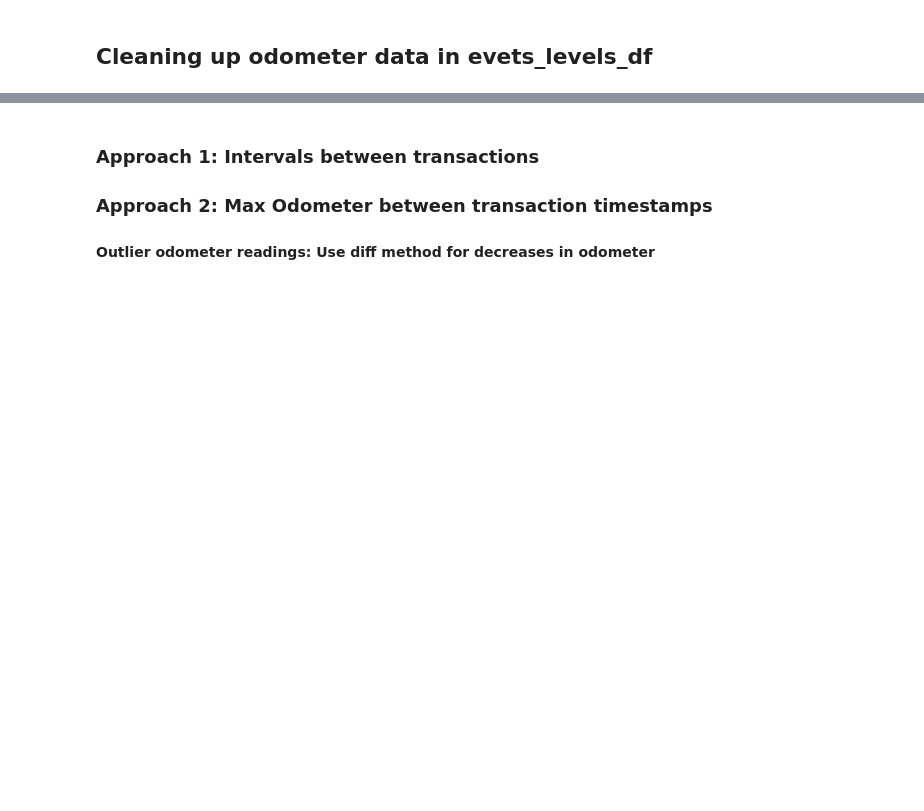
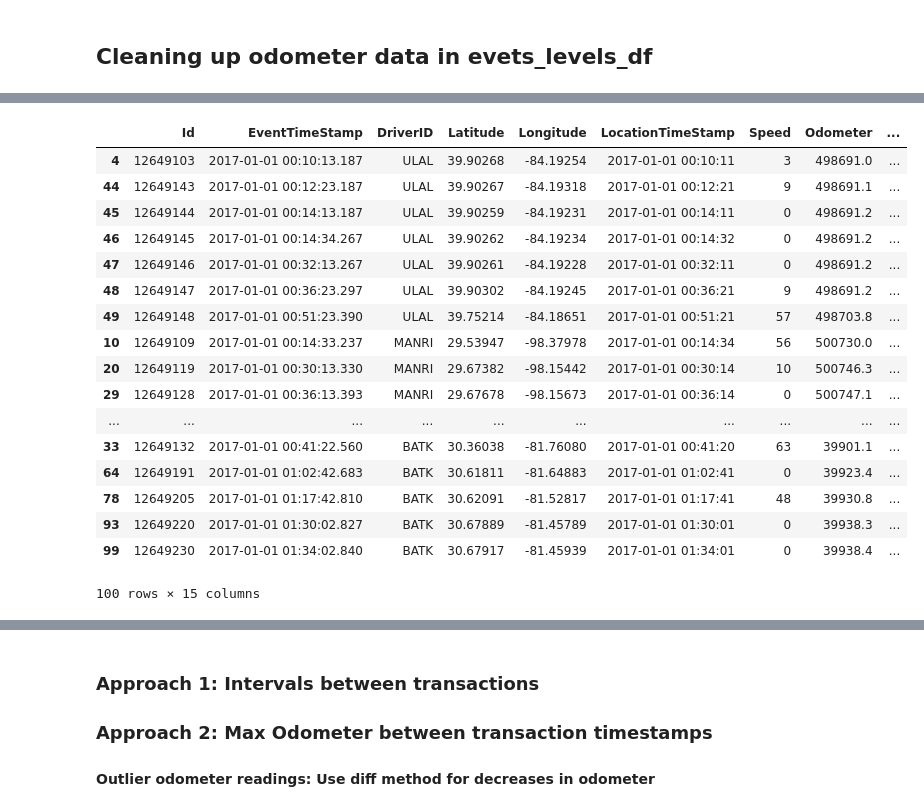
Before and after one commit to paulo-g-martinez/dq-6-fraud-detection, a Jupyter notebook: initial_import.ipynb, the cells around one changed output, grey strips where cells are left out. Drawn from its saved outputs; the diff is of its cells as text; code cells hidden in the pictures; blank space fills up the shorter version.

```diff
--- a/initial_import.ipynb
+++ b/initial_import.ipynb
@@ -342,0 +535,30 @@ plt.show()
+# %%
+#so.... group by truck, sort by time and plot odometer time series?
+    #I don't need 629 plots...
+    #Can I handle, 629 lines on a single plot? sounds computationally expensive
+
+#Numerical approach: group by truck, sort chronologically
+    #for each row in df:
+        #if (truck i == truck i+1) and (Odometer i+1 - Odometer i > 500):
+            #print('found weird jump between odometer i and odometer i+1 for truck t')
+
+events_levels_df[0:100].sort_values(['truck', 'EventTimeStamp'])
+# %% [output]
+|  | Id | EventTimeStamp | DriverID | Latitude | Longitude | LocationTimeStamp | Speed | Odometer | ... |
+| 4 | 12649103 | 2017-01-01 00:10:13.187 | ULAL | 39.90268 | -84.19254 | 2017-01-01 00:10:11 | 3 | 498691.0 | ... |
+| 44 | 12649143 | 2017-01-01 00:12:23.187 | ULAL | 39.90267 | -84.19318 | 2017-01-01 00:12:21 | 9 | 498691.1 | ... |
+| 45 | 12649144 | 2017-01-01 00:14:13.187 | ULAL | 39.90259 | -84.19231 | 2017-01-01 00:14:11 | 0 | 498691.2 | ... |
+| 46 | 12649145 | 2017-01-01 00:14:34.267 | ULAL | 39.90262 | -84.19234 | 2017-01-01 00:14:32 | 0 | 498691.2 | ... |
+| 47 | 12649146 | 2017-01-01 00:32:13.267 | ULAL | 39.90261 | -84.19228 | 2017-01-01 00:32:11 | 0 | 498691.2 | ... |
+| 48 | 12649147 | 2017-01-01 00:36:23.297 | ULAL | 39.90302 | -84.19245 | 2017-01-01 00:36:21 | 9 | 498691.2 | ... |
+| 49 | 12649148 | 2017-01-01 00:51:23.390 | ULAL | 39.75214 | -84.18651 | 2017-01-01 00:51:21 | 57 | 498703.8 | ... |
+| 10 | 12649109 | 2017-01-01 00:14:33.237 | MANRI | 29.53947 | -98.37978 | 2017-01-01 00:14:34 | 56 | 500730.0 | ... |
+| 20 | 12649119 | 2017-01-01 00:30:13.330 | MANRI | 29.67382 | -98.15442 | 2017-01-01 00:30:14 | 10 | 500746.3 | ... |
+| 29 | 12649128 | 2017-01-01 00:36:13.393 | MANRI | 29.67678 | -98.15673 | 2017-01-01 00:36:14 | 0 | 500747.1 | ... |
+| ... | ... | ... | ... | ... | ... | ... | ... | ... | ... |
+| 33 | 12649132 | 2017-01-01 00:41:22.560 | BATK | 30.36038 | -81.76080 | 2017-01-01 00:41:20 | 63 | 39901.1 | ... |
+| 64 | 12649191 | 2017-01-01 01:02:42.683 | BATK | 30.61811 | -81.64883 | 2017-01-01 01:02:41 | 0 | 39923.4 | ... |
+| 78 | 12649205 | 2017-01-01 01:17:42.810 | BATK | 30.62091 | -81.52817 | 2017-01-01 01:17:41 | 48 | 39930.8 | ... |
+| 93 | 12649220 | 2017-01-01 01:30:02.827 | BATK | 30.67889 | -81.45789 | 2017-01-01 01:30:01 | 0 | 39938.3 | ... |
+| 99 | 12649230 | 2017-01-01 01:34:02.840 | BATK | 30.67917 | -81.45939 | 2017-01-01 01:34:01 | 0 | 39938.4 | ... |
+100 rows × 15 columns
```
Also changed, not shown: parts of 31 cells of this notebook.
